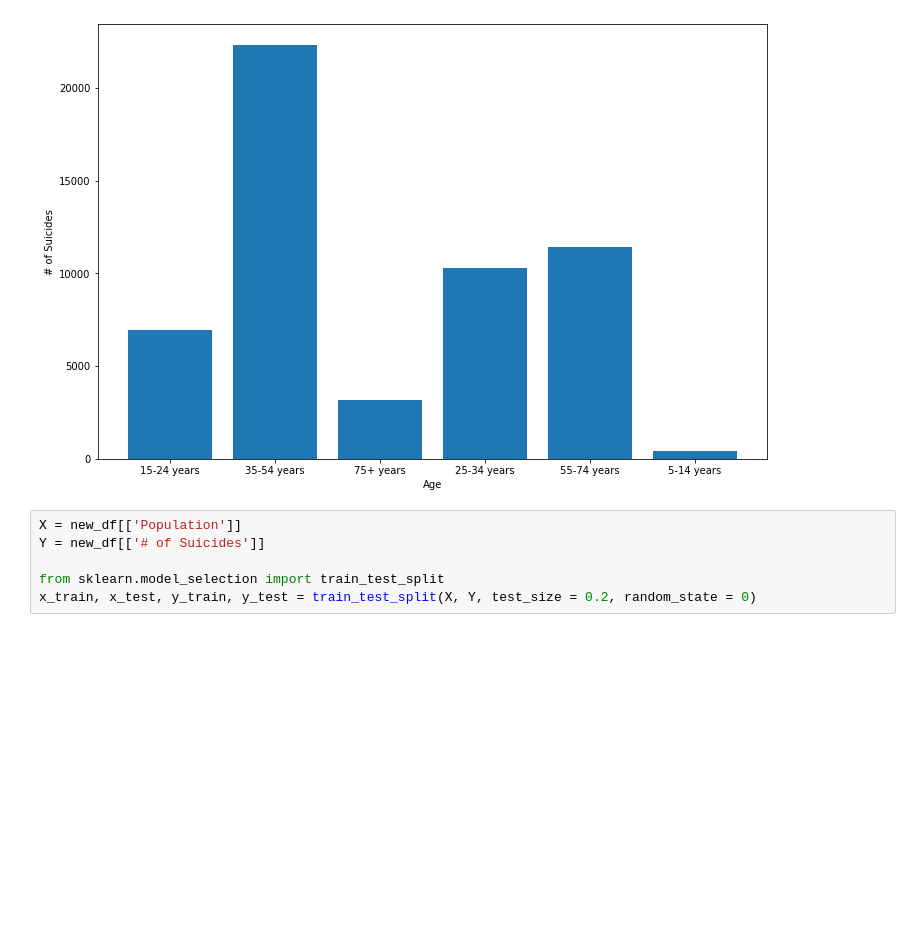
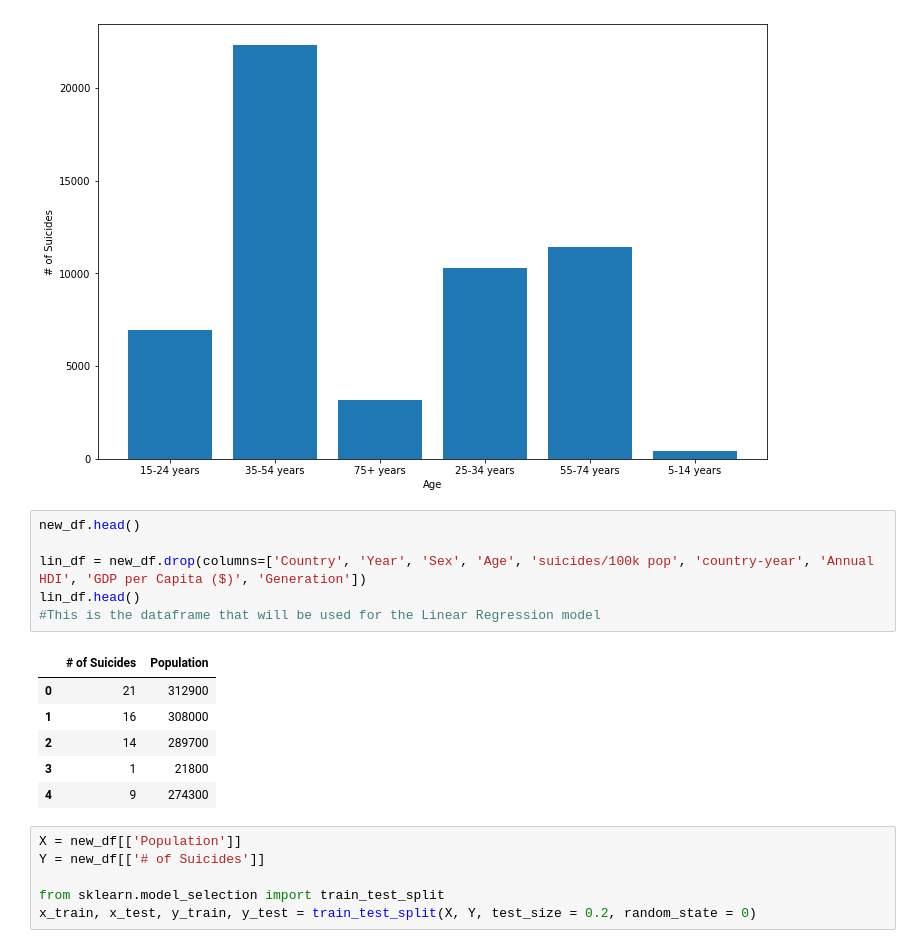
Before and after one commit to JohnMHoyt24/mental-health-analysis, a Jupyter notebook: Mental_Health_Analysis.ipynb, the cells around one changed output. Saved outputs shown, nothing was run; the diff lists cells and outputs as text; blank space fills up the shorter version.

```diff
--- a/Mental_Health_Analysis.ipynb
+++ b/Mental_Health_Analysis.ipynb
@@ -57,6 +57,19 @@ plt.ylabel('# of Suicides')
 # %% [output]
 Text(0, 0.5, '# of Suicides')
 [figure]
+# %%
+new_df.head()
+
+lin_df = new_df.drop(columns=['Country', 'Year', 'Sex', 'Age', 'suicides/100k pop', 'country-year', 'Annual HDI', 'GDP per Capita ($)', 'Generation'])
+lin_df.head()
+#This is the dataframe that will be used for the Linear Regression model
+# %% [output]
+|  | # of Suicides | Population |
+| 0 | 21 | 312900 |
+| 1 | 16 | 308000 |
+| 2 | 14 | 289700 |
+| 3 | 1 | 21800 |
+| 4 | 9 | 274300 |
 # %%
 X = new_df[['Population']]
 Y = new_df[['# of Suicides']]
```
Also changed, not shown: parts of 5 cells of this notebook, 2 other files.
